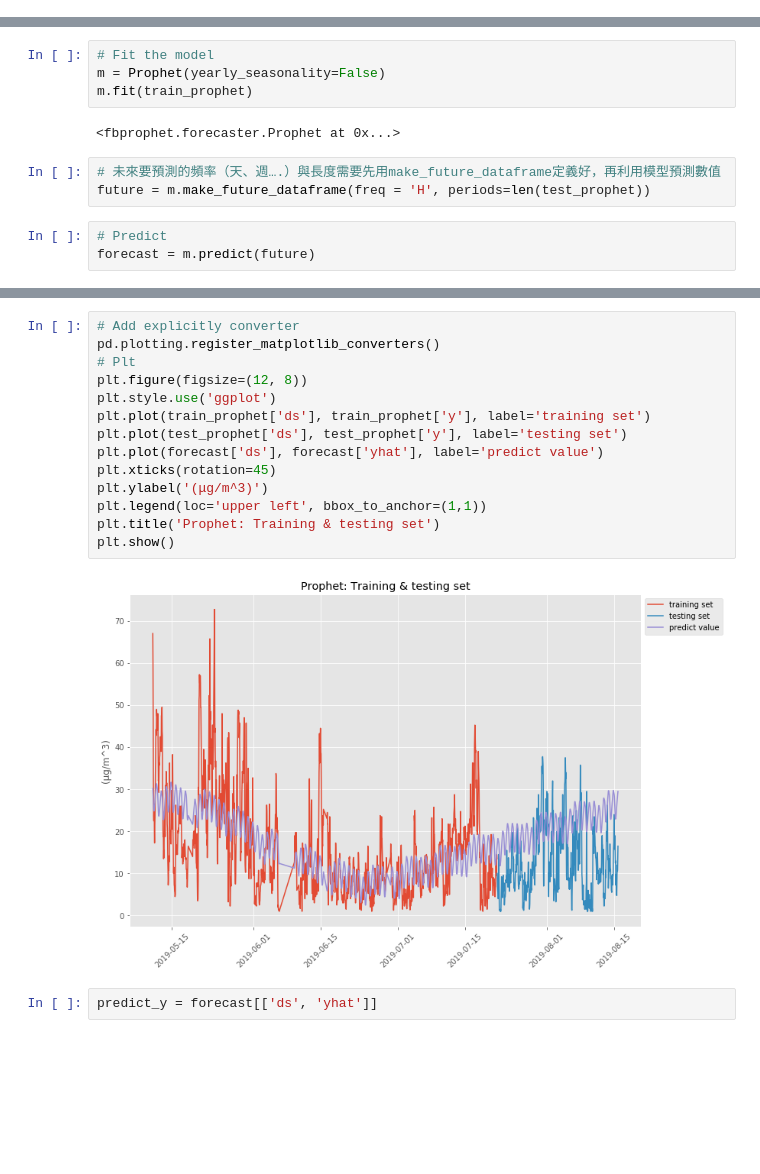
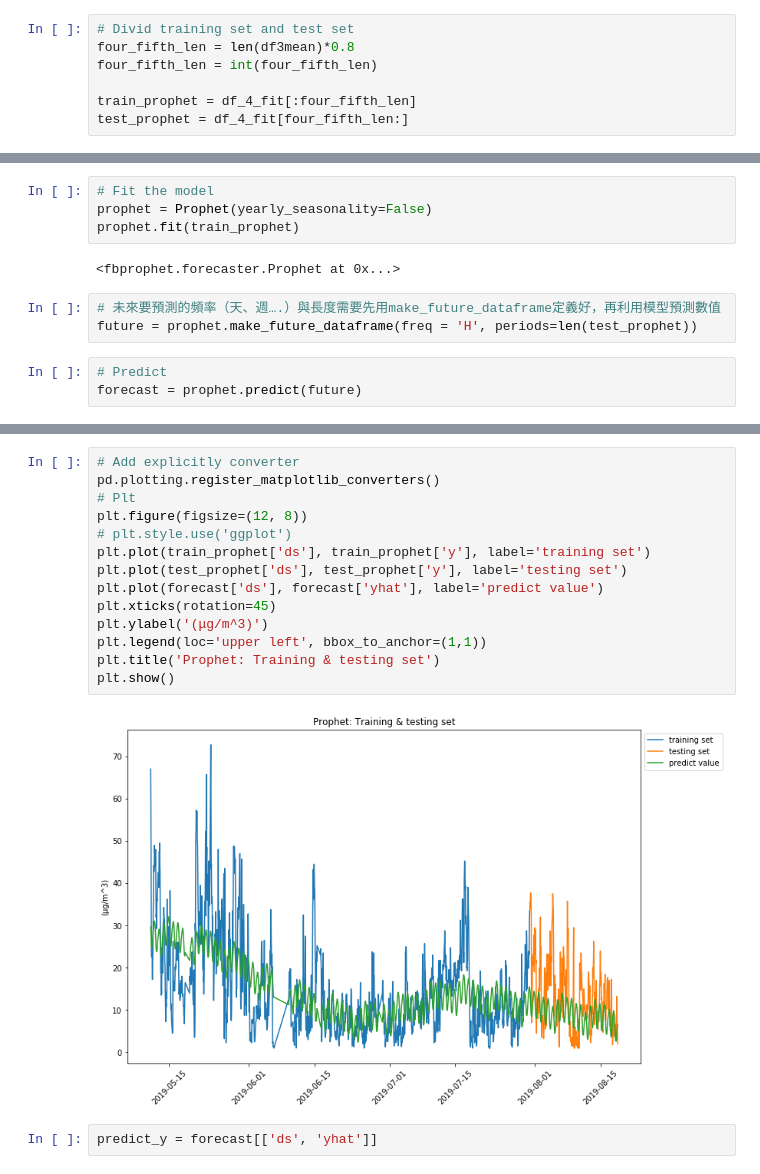
Before and after one commit to kevin110604/pm2.5_training, a Jupyter notebook: pm2.5_training_notebook.ipynb, the cells around one changed output, grey strips where cells are left out. Saved outputs shown, nothing was run; the diff lists cells and outputs as text; blank space fills up the shorter version.

```diff
--- a/pm2.5_training_notebook.ipynb
+++ b/pm2.5_training_notebook.ipynb
@@ -649,3 +889,10 @@ test_prophet = df_4_fit[df_4_fit['ds_tz'] >= middle_time]
+# %%
+# Divid training set and test set
+four_fifth_len = len(df3mean)*0.8
+four_fifth_len = int(four_fifth_len)
+
+train_prophet = df_4_fit[:four_fifth_len]
+test_prophet = df_4_fit[four_fifth_len:]
 # %%
 # Discard timezone info
 train_prophet['ds'] = train_prophet['ds_tz'].values
@@ -663,16 +910,16 @@ See the caveats in the documentation: http://pandas.pydata.org/pandas-docs/stabl
   This is separate from the ipykernel package so we can avoid doing imports until
 # %%
 # Fit the model
-m = Prophet(yearly_seasonality=False)
-m.fit(train_prophet)
+prophet = Prophet(yearly_seasonality=False)
+prophet.fit(train_prophet)
 # %% [output]
 <fbprophet.forecaster.Prophet at 0x...>
 # %%
 # 未來要預測的頻率（天、週….）與長度需要先用make_future_dataframe定義好，再利用模型預測數值
-future = m.make_future_dataframe(freq = 'H', periods=len(test_prophet))
+future = prophet.make_future_dataframe(freq = 'H', periods=len(test_prophet))
 # %%
 # Predict
-forecast = m.predict(future)
+forecast = prophet.predict(future)
 # %%
 forecast[['ds', 'yhat', 'yhat_lower', 'yhat_upper']].tail()
 # %% [output]
@@ -692,19 +939,19 @@ m.plot_components(forecast);
 # %%
 # Add explicitly converter
 pd.plotting.register_matplotlib_converters()
 # Plt
 plt.figure(figsize=(12, 8))
-plt.style.use('ggplot')
+# plt.style.use('ggplot')
 plt.plot(train_prophet['ds'], train_prophet['y'], label='training set')
 plt.plot(test_prophet['ds'], test_prophet['y'], label='testing set')
 plt.plot(forecast['ds'], forecast['yhat'], label='predict value')
 plt.xticks(rotation=45)
 plt.ylabel('(μg/m^3)')
 plt.legend(loc='upper left', bbox_to_anchor=(1,1))
 plt.title('Prophet: Training & testing set')
 plt.show()
 # %% [output]
-[figure, old version]
+[figure, new version]
 # %%
 predict_y = forecast[['ds', 'yhat']]
 # %%
```
Also changed, not shown: parts of 66 cells of this notebook, 1 other file.
